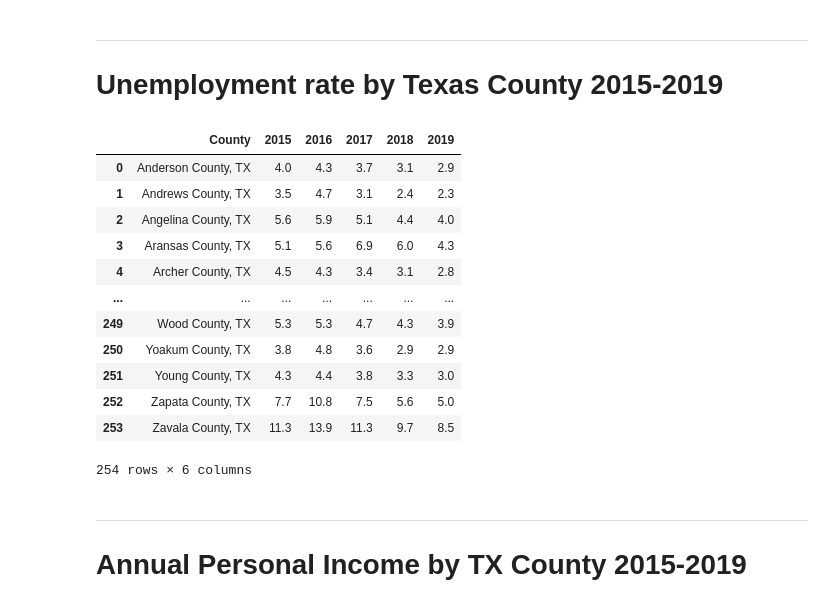
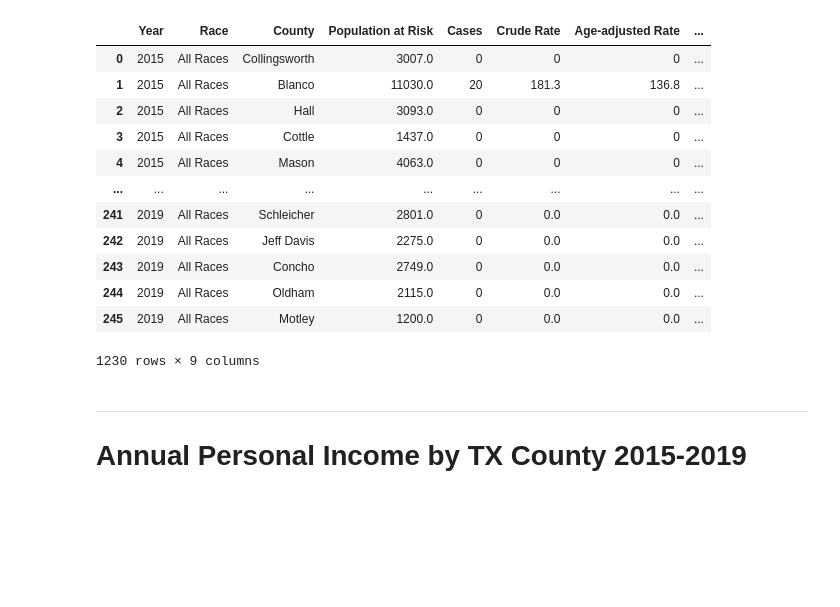
Before and after one commit to emilymees/Project-One, a Jupyter notebook: year_race_split.ipynb, the cells around one changed output. Drawn from its saved outputs; the diff is of its cells as text; code cells hidden in the pictures; blank space fills up the shorter version.

```diff
--- a/year_race_split.ipynb
+++ b/year_race_split.ipynb
@@ -137,24 +120,46 @@ combined_df_reindex
-# %% [markdown]
----
-
-# Unemployment rate by Texas County 2015-2019
+# %%
+# Add "Year" and "Race" columns to DataFrame and concatenate DataFrames for all combined races
+
+df_list_all = []
+
+def year_race_col_all (df_all, year, race):
+    df_all["Year"] = year
+    df_all["Race"] = race
+    df_all.dropna(how="any", inplace=True)
+    df_list_all.append(df_all)
+
+year_race_col_all(all_race_2015, 2015, "All Races")
+year_race_col_all(all_race_2016, 2016, "All Races")
+year_race_col_all(all_race_2017, 2017, "All Races")
+year_race_col_all(all_race_2018, 2018, "All Races")
+year_race_col_all(all_race_2019, 2019, "All Races")
+
+combined_df_all = pd.concat(df_list_all)
+combined_df_reindex_all = combined_df_all.reindex(columns=[
+    "Year", "Race", "County", "Population at Risk",
+    "Cases", "Crude Rate", "Age-adjusted Rate",
+    "95% Confidence Interval-Lower Limit",
+    "95% Confidence Interval-Upper Limit"])
+combined_df_County_all = combined_df_reindex_all.loc[combined_df_reindex_all["County"] != "STATE"]
+combined_df_County_all
+# %% [output]
+|  | Year | Race | County | Population at Risk | Cases | Crude Rate | Age-adjusted Rate | ... |
+| 0 | 2015 | All Races | Collingsworth | 3007.0 | 0 | 0 | 0 | ... |
+| 1 | 2015 | All Races | Blanco | 11030.0 | 20 | 181.3 | 136.8 | ... |
+| 2 | 2015 | All Races | Hall | 3093.0 | 0 | 0 | 0 | ... |
+| 3 | 2015 | All Races | Cottle | 1437.0 | 0 | 0 | 0 | ... |
+| 4 | 2015 | All Races | Mason | 4063.0 | 0 | 0 | 0 | ... |
+| ... | ... | ... | ... | ... | ... | ... | ... | ... |
+| 241 | 2019 | All Races | Schleicher | 2801.0 | 0 | 0.0 | 0.0 | ... |
+| 242 | 2019 | All Races | Jeff Davis | 2275.0 | 0 | 0.0 | 0.0 | ... |
+| 243 | 2019 | All Races | Concho | 2749.0 | 0 | 0.0 | 0.0 | ... |
+| 244 | 2019 | All Races | Oldham | 2115.0 | 0 | 0.0 | 0.0 | ... |
+| 245 | 2019 | All Races | Motley | 1200.0 | 0 | 0.0 | 0.0 | ... |
+1230 rows × 9 columns
 # %%
-unemployment_df = pd.read_csv("Unemployment_Income/Unemployment_2015-2019.csv")
-unemployment_df
+# unemployment_df = pd.read_csv("Unemployment_Income/Unemployment_2015-2019.csv")
+# # unemployment_df.str.strip(self, to_strip=" County, TX")
+# unemployment_df
-# %% [output]
-|  | County | 2015 | 2016 | 2017 | 2018 | 2019 |
-| 0 | Anderson County, TX | 4.0 | 4.3 | 3.7 | 3.1 | 2.9 |
-| 1 | Andrews County, TX | 3.5 | 4.7 | 3.1 | 2.4 | 2.3 |
-| 2 | Angelina County, TX | 5.6 | 5.9 | 5.1 | 4.4 | 4.0 |
-| 3 | Aransas County, TX | 5.1 | 5.6 | 6.9 | 6.0 | 4.3 |
-| 4 | Archer County, TX | 4.5 | 4.3 | 3.4 | 3.1 | 2.8 |
-| ... | ... | ... | ... | ... | ... | ... |
-| 249 | Wood County, TX | 5.3 | 5.3 | 4.7 | 4.3 | 3.9 |
-| 250 | Yoakum County, TX | 3.8 | 4.8 | 3.6 | 2.9 | 2.9 |
-| 251 | Young County, TX | 4.3 | 4.4 | 3.8 | 3.3 | 3.0 |
-| 252 | Zapata County, TX | 7.7 | 10.8 | 7.5 | 5.6 | 5.0 |
-| 253 | Zavala County, TX | 11.3 | 13.9 | 11.3 | 9.7 | 8.5 |
-254 rows × 6 columns
 # %% [markdown]
 ---
 
```
Also changed, not shown: parts of 7 cells of this notebook.
